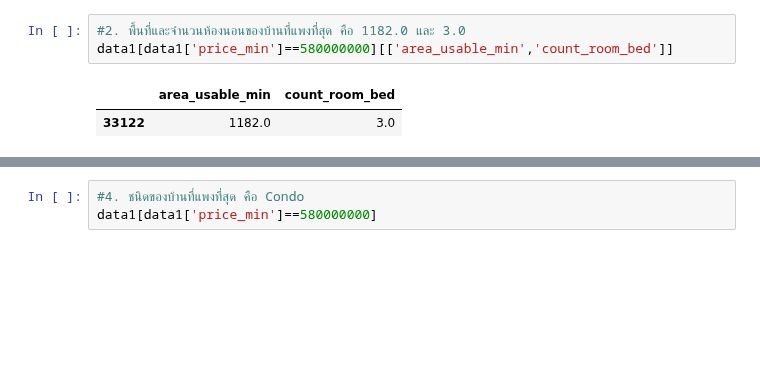
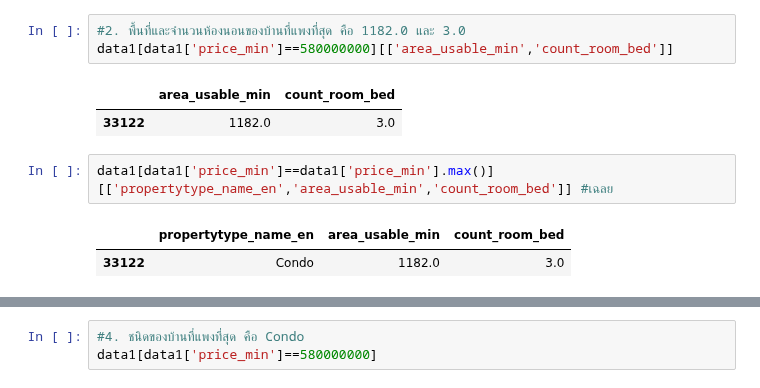
Before and after one commit to nxxk23/BasicProg_DataViz65, a Jupyter notebook: Pandas_Dataframe.ipynb, the cells around one changed output, grey strips where cells are left out. Saved outputs shown, nothing was run; the diff lists cells and outputs as text; blank space fills up the shorter version.

```diff
--- a/Pandas_Dataframe.ipynb
+++ b/Pandas_Dataframe.ipynb
@@ -257,4 +252,9 @@ data1[data1['price_min']==580000000][['area_usable_min','count_room_bed']]
 # %% [output]
 |  | area_usable_min | count_room_bed |
 | 33122 | 1182.0 | 3.0 |
+# %%
+data1[data1['price_min']==data1['price_min'].max()][['propertytype_name_en','area_usable_min','count_room_bed']] #เฉลย
+# %% [output]
+|  | propertytype_name_en | area_usable_min | count_room_bed |
+| 33122 | Condo | 1182.0 | 3.0 |
 # %%
```
Also changed, not shown: parts of 4 cells of this notebook.
